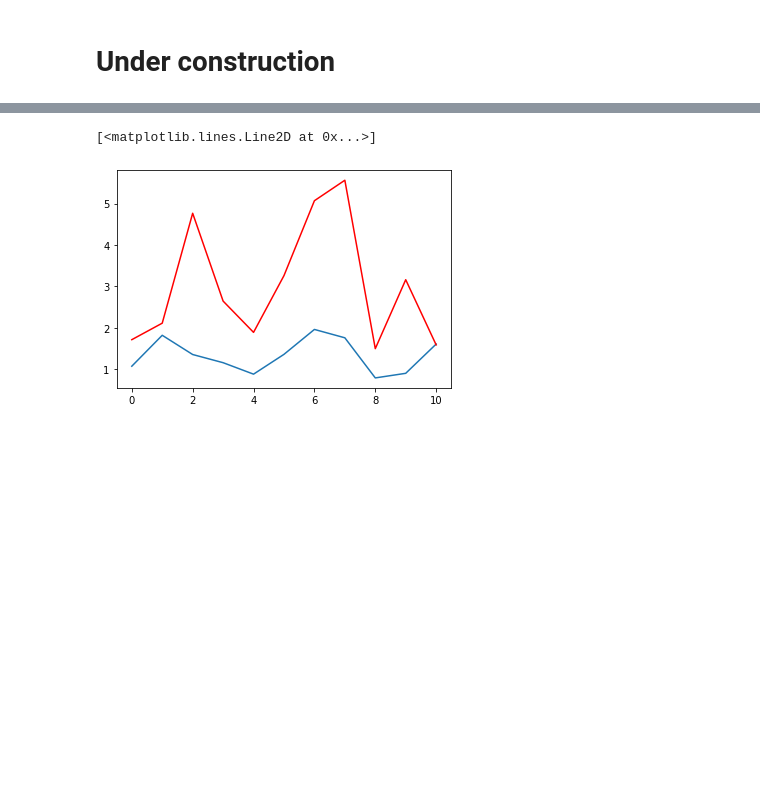
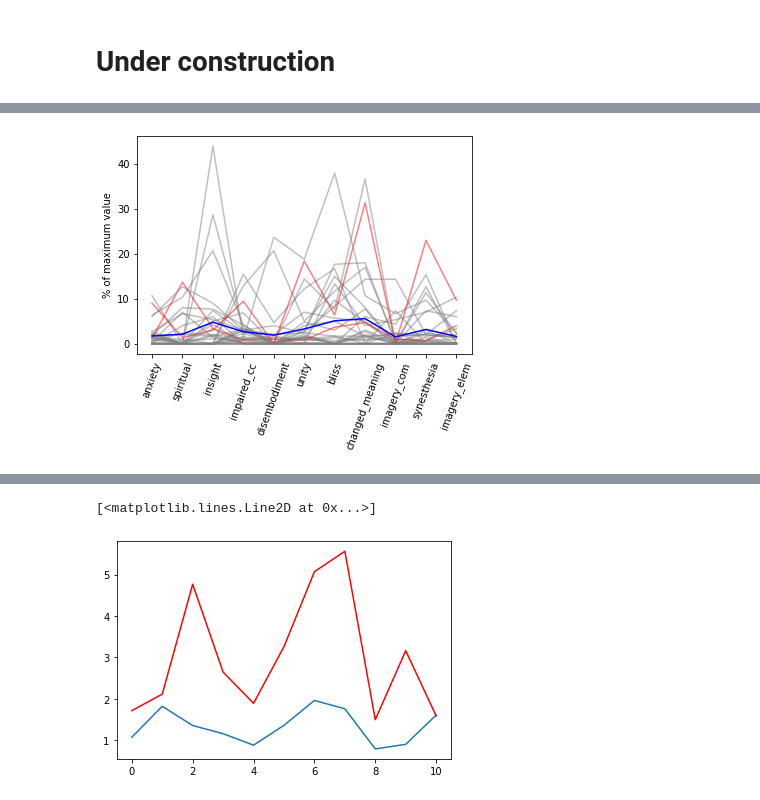
Before and after one commit to xavfunk/tripping-on-nothing-reanalysis, a Jupyter notebook: ton-reanalysis.ipynb, the cells around one changed output, grey strips where cells are left out. Drawn from its saved outputs; the diff is of its cells as text; code cells hidden in the pictures; blank space fills up the shorter version.

```diff
--- a/ton-reanalysis.ipynb
+++ b/ton-reanalysis.ipynb
@@ -244,6 +279,0 @@ plt.plot(postaverage, color = 'red', lw = 4)
-# %%
-prearr = np.array(pre.iloc[:,3:14])
-
-for i in range(len(prearr)):
-
-    plt.plot(prearr[i])
@@ -251,0 +284,15 @@ for i in range(len(prearr)):
+# %%
+for i in range(len(change)):
+
+    if (i == 20) | (i == 26):
+        plt.plot(postarr[i], color = 'red', alpha = 0.5) # lets make the outliers red
+
+    else:
+        plt.plot(postarr[i], color = 'grey', alpha = 0.5) # lets make this grey for less confusion
+
+plt.plot(postaverage, color = 'blue') # plot the pre-average in blue
+plt.xticks(np.arange(len(columns)), columns, rotation = 70)
+plt.ylabel('% of maximum value')
+plt.show()
+# %% [output]
+[figure, added]
```
Also changed, not shown: parts of 14 cells of this notebook.
